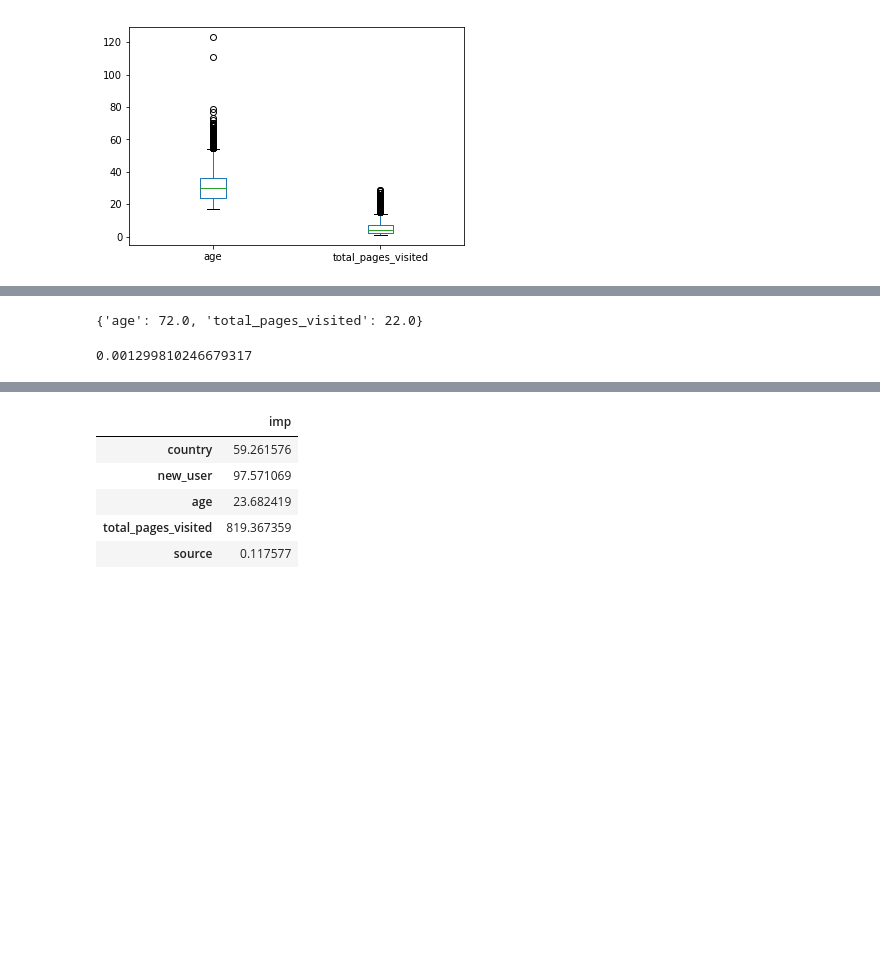
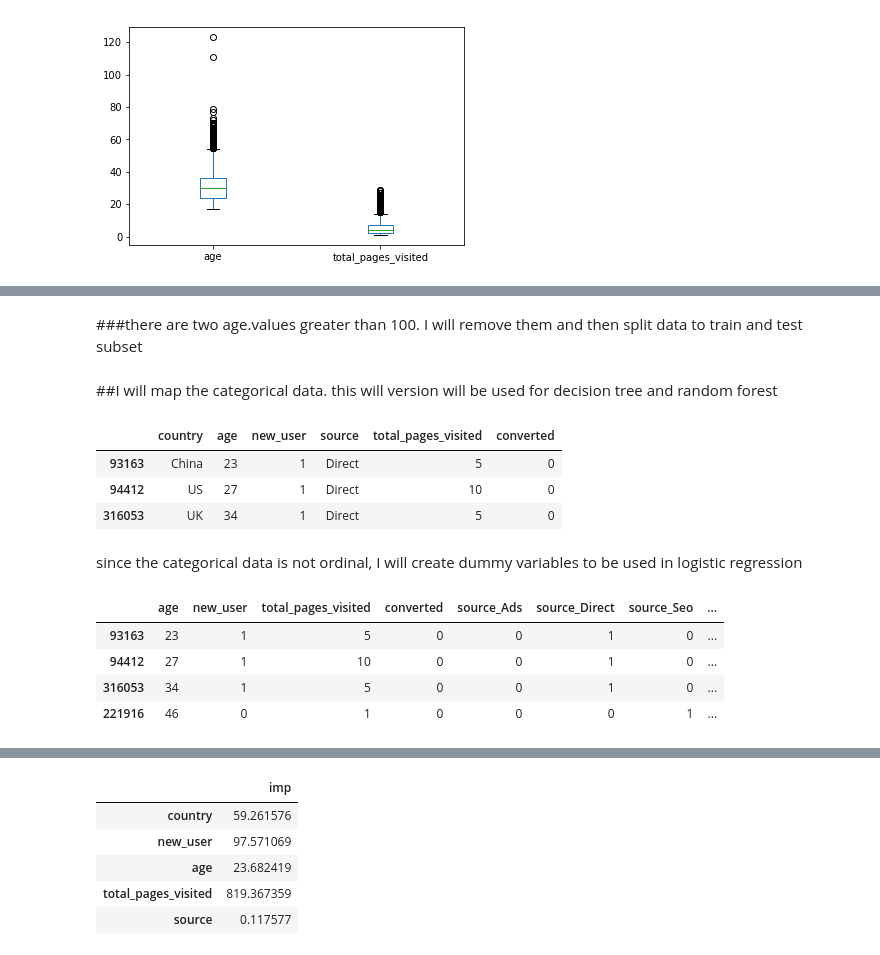
Before and after one commit to haniramezani/WebsiteConversion, a Jupyter notebook: Conversion analysis.ipynb, the cells around one changed output, grey strips where cells are left out. Saved outputs shown, nothing was run; the diff lists cells and outputs as text; code cells hidden in the pictures; blank space fills up the shorter version.

```diff
--- a/Conversion analysis.ipynb
+++ b/Conversion analysis.ipynb
@@ -67,18 +67,2 @@ df=df[df.age<90]
-# %%
-upper_bound=dict()
-summary=df.describe()
-for col in ('age', 'total_pages_visited'):
-    iqr=float(summary[str(col)][summary.index=='75%'])-float(summary[str(col)][summary.index=='25%'])
-    upper_bound[str(col)]=float(summary[str(col)][summary.index=='75%'])+3*iqr
-print(upper_bound)
-# %% [output]
-{'age': 72.0, 'total_pages_visited': 22.0}
-# %%
-df_no_outlier=df
-for col in ('age','total_pages_visited'):
-    df_no_outlier=df_no_outlier[df_no_outlier[str(col)]<upper_bound[str(col)]]
-df_no_outlier.describe()
-# print percentage of removeal
-(df.age.count()-df_no_outlier.age.count())/df.age.count()
-# %% [output]
-0.001299810246679317
+# %% [markdown]
+###there are two age.values greater than 100. I will remove them and then split data to train and test subset
@@ -85,2 +72,35 @@ df_no_outlier.describe()
+# %% [markdown]
+##I will map the categorical data. this will version will be used for decision tree and random forest
+# %%
+def map_data(my_df):
+    df_=my_df.copy()
+    map_country = {'China': 1, 'Germany': 2, 'UK':3, 'US':4}
+    map_source = {'Ads': 1, 'Direct': 2, 'Seo':3}
+    df_.replace({'country': map_country, 'source': map_source}, inplace=True)
+    return df_
+train_converted=map_data(train)
+test_converted=map_data(test)
+# %% [output]
+|  | country | age | new_user | source | total_pages_visited | converted |
+| 93163 | China | 23 | 1 | Direct | 5 | 0 |
+| 94412 | US | 27 | 1 | Direct | 10 | 0 |
+| 316053 | UK | 34 | 1 | Direct | 5 | 0 |
+# %% [markdown]
+ since the categorical data is not ordinal, I will create dummy variables to be used in logistic regression
+# %%
+def create_dummy(df, col_list):
+    dummies = pd.get_dummies(df[col_list])
+    df_with_dummy=pd.concat((df,dummies),axis=1)
+    df_with_dummy.drop(col_list, inplace=True, axis=1)
+    return df_with_dummy
+train_dummy=create_dummy(train, ['source', 'country'])
+test_dummy=create_dummy(test, ['source', 'country'])
+test_dummy.head(4)
+# %% [output]
+|  | age | new_user | total_pages_visited | converted | source_Ads | source_Direct | source_Seo | ... |
+| 93163 | 23 | 1 | 5 | 0 | 0 | 1 | 0 | ... |
+| 94412 | 27 | 1 | 10 | 0 | 0 | 1 | 0 | ... |
+| 316053 | 34 | 1 | 5 | 0 | 0 | 1 | 0 | ... |
+| 221916 | 46 | 0 | 1 | 0 | 0 | 0 | 1 | ... |
 # %%
 # %% [output]
```
Also changed, not shown: parts of 15 cells of this notebook.
